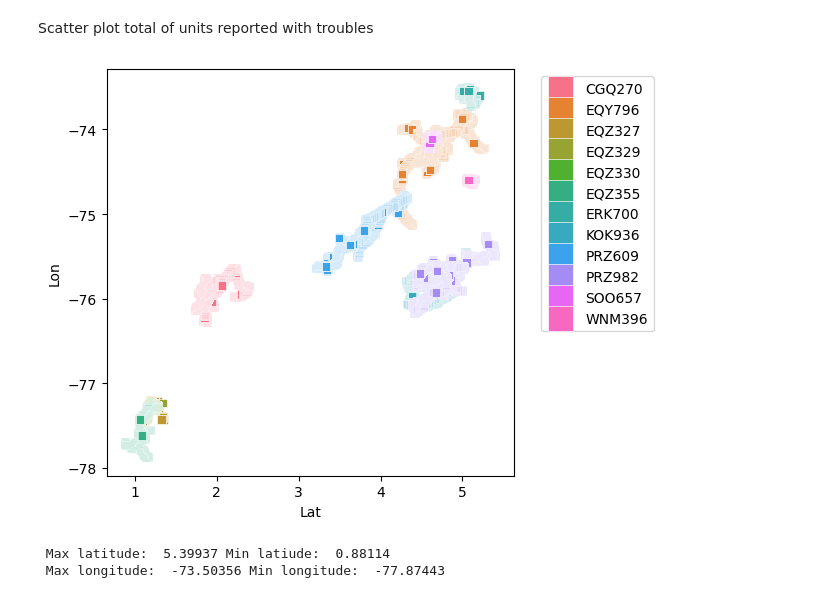
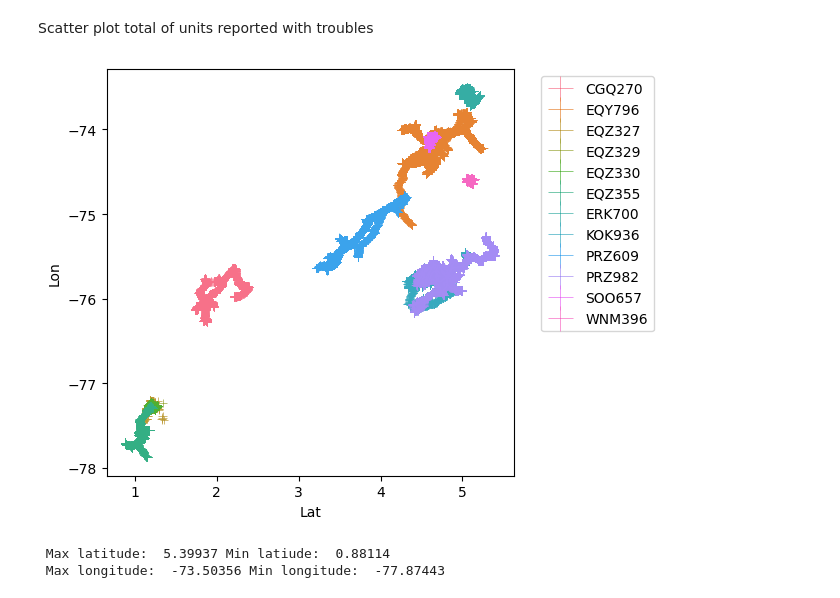
Before and after one commit to jlhb1984/Zonar_projects, a Jupyter notebook: notebooks/chilco Fredy TS000172510.ipynb, the cells around one changed output. Cells and saved outputs as stored; diff of their text form; code cells hidden in the pictures.

```diff
--- a/notebooks/chilco Fredy TS000172510.ipynb
+++ b/notebooks/chilco Fredy TS000172510.ipynb
@@ -270,28 +270,28 @@ Scatter plot total of units reported with troubles
 # %%
 x_axis=[]
 y_axis=[]
 unit=[]
 df=pd.DataFrame()
 
 for i in range(0,ar_total.shape[0]):
     #try:
     x_axis.append(ar_total.iloc[i,8])
     y_axis.append(ar_total.iloc[i,9])
     unit.append(ar_total.iloc[i,0])
     #except:
     #print(ar_total.iloc[i,6], ' -> ',ar_total.iloc[i,7])
 
 df['Unit']=unit
 df['Lat']=x_axis
 df['Lon']=y_axis
 
-sns.scatterplot(data=df, x='Lat', marker='s',y='Lon', hue='Unit')
+sns.scatterplot(data=df, x='Lat', marker='+',y='Lon', hue='Unit')
 
 plt.legend(bbox_to_anchor=(1.05, 1), loc="upper left",markerscale=3)
 plt.tight_layout()
 plt.show()
 # %% [output]
-[figure, old version]
+[figure, new version]
 # %%
 print(' Max latitude: ',df['Lat'].max(),'Min latiude: ',df['Lat'].min(),'\n','Max longitude: ',df['Lon'].max(),'Min longitude: ',df['Lon'].min())
 # %% [output]
```
Also changed, not shown: parts of 4 cells of this notebook, 7 other files.
